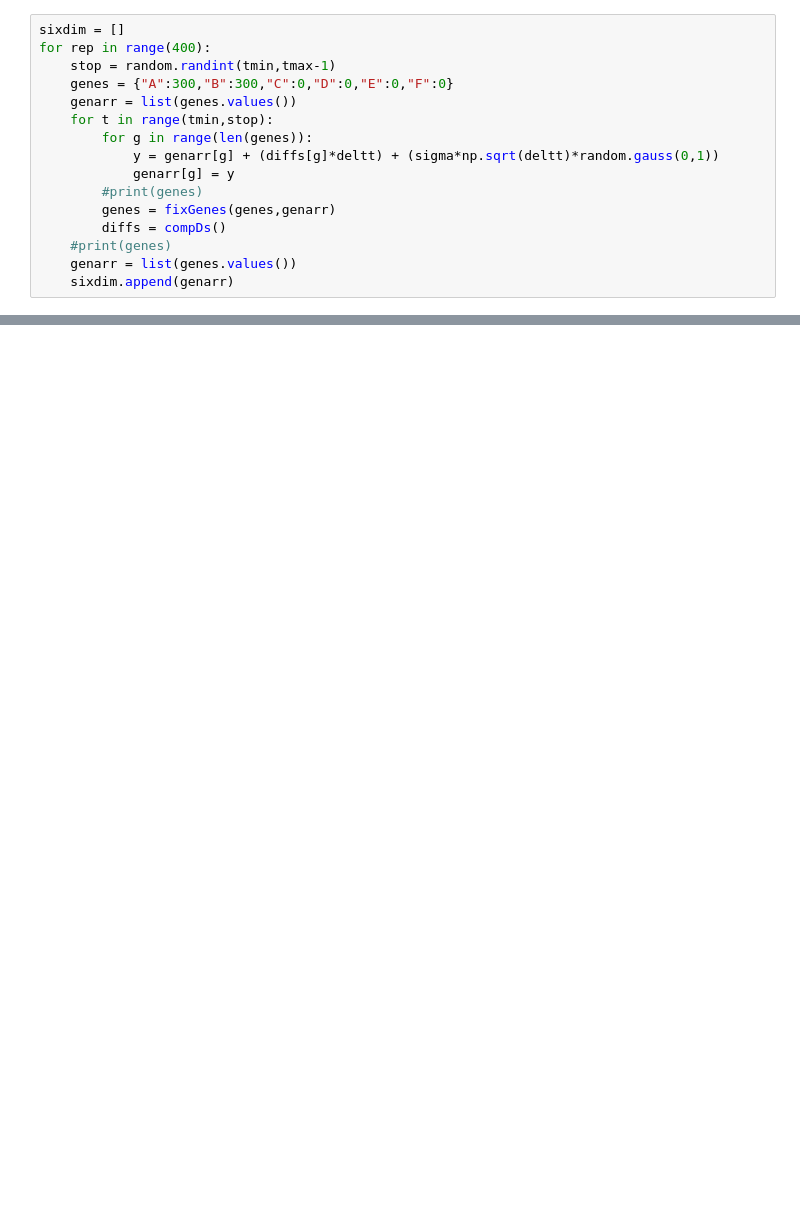
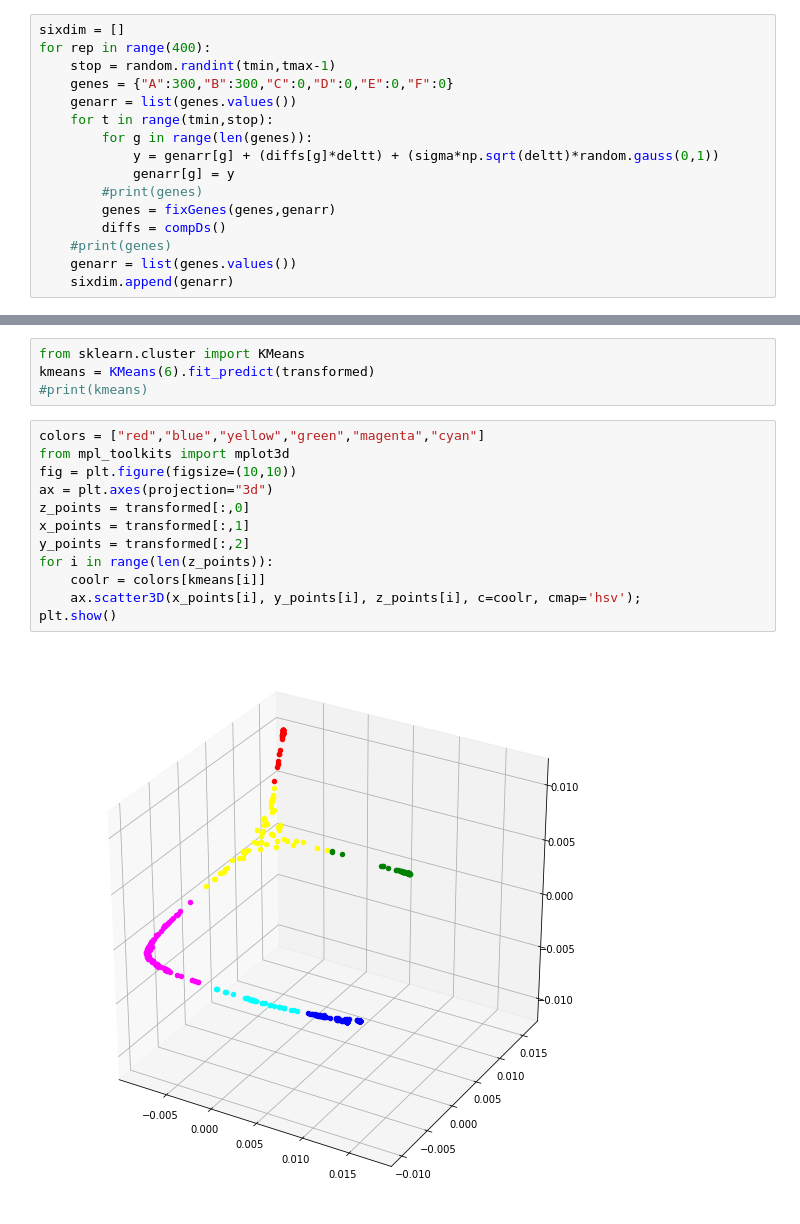
Before and after one commit to callummarvell/CompBio, a Jupyter notebook: Lab3_SGTog.ipynb, the cells around one changed output, grey strips where cells are left out. Cells and saved outputs as stored; diff of their text form; blank space fills up the shorter version.

```diff
--- a/Lab3_SGTog.ipynb
+++ b/Lab3_SGTog.ipynb
@@ -89,0 +112,18 @@ print(sixdim)
+# %%
+from sklearn.cluster import KMeans
+kmeans = KMeans(6).fit_predict(transformed)
+#print(kmeans)
+# %%
+colors = ["red","blue","yellow","green","magenta","cyan"]
+from mpl_toolkits import mplot3d
+fig = plt.figure(figsize=(10,10))
+ax = plt.axes(projection="3d")
+z_points = transformed[:,0]
+x_points = transformed[:,1]
+y_points = transformed[:,2]
+for i in range(len(z_points)):
+    coolr = colors[kmeans[i]]
+    ax.scatter3D(x_points[i], y_points[i], z_points[i], c=coolr, cmap='hsv');
+plt.show()
+# %% [output]
+[figure, added]
```
Also changed, not shown: parts of 8 cells of this notebook, 1 other file.
